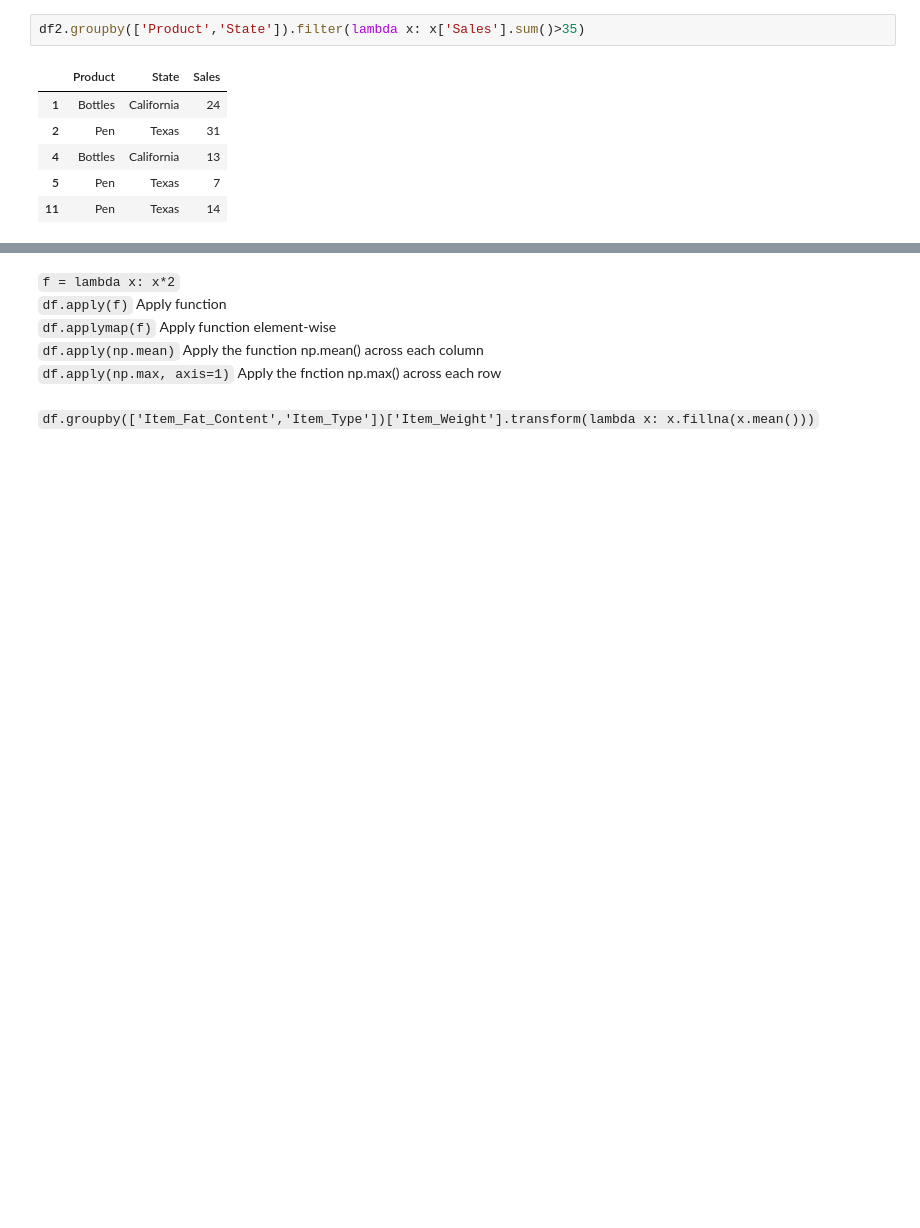
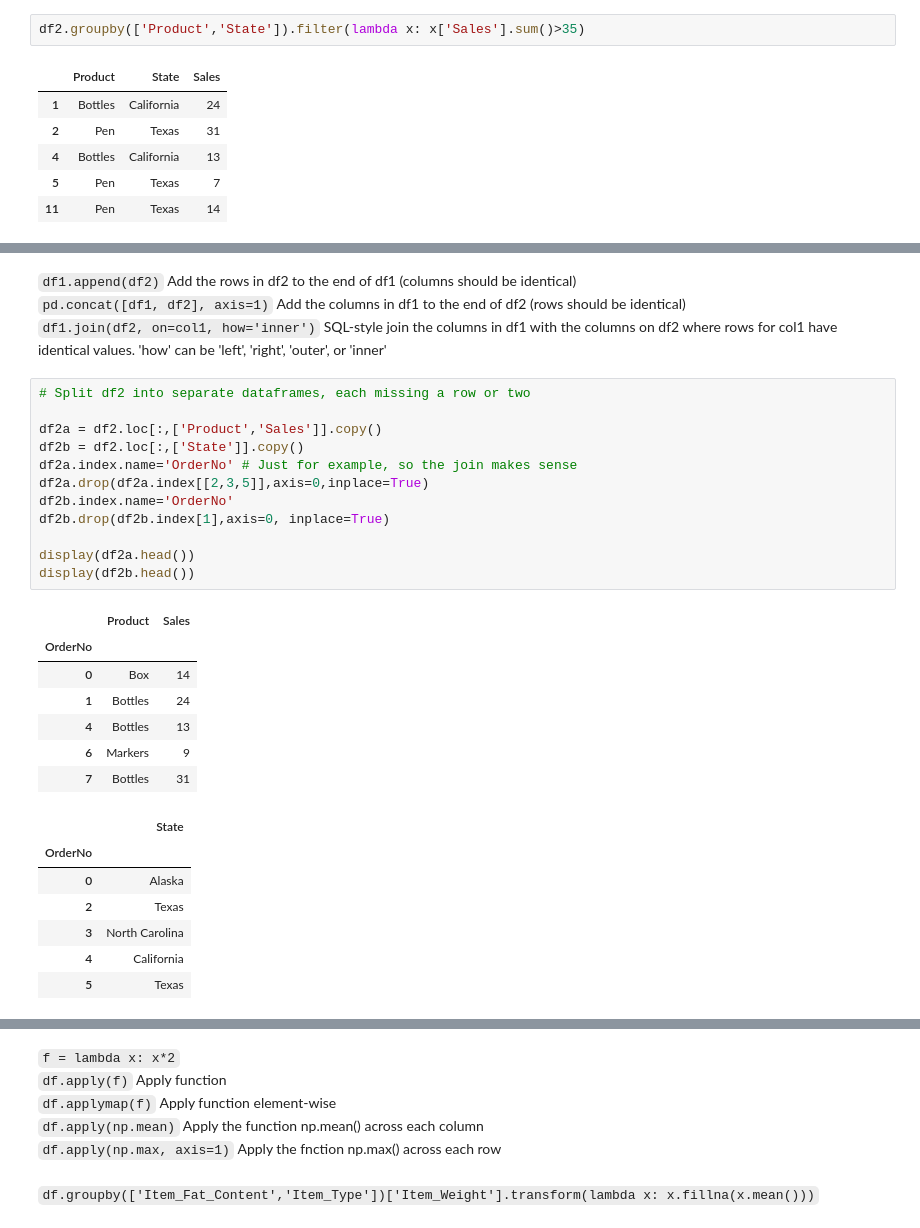
Before and after one commit to measley41/JupyterCheat-Sheets, a Jupyter notebook: Pandas_CheatSheet.ipynb, the cells around one changed output, grey strips where cells are left out. Drawn from its saved outputs; the diff is of its cells as text; blank space fills up the shorter version.

```diff
--- a/Pandas_CheatSheet.ipynb
+++ b/Pandas_CheatSheet.ipynb
@@ -336 +386,32 @@ df2.groupby(['Product','State']).filter(lambda x: x['Sales'].sum()>35)
+# %% [markdown]
+`df1.append(df2)` Add the rows in df2 to the end of df1 (columns should be identical)
+`pd.concat([df1, df2], axis=1)` Add the columns in df1 to the end of df2 (rows should be identical)
+`df1.join(df2, on=col1, how='inner')` SQL-style join the columns in df1 with the columns on df2 where rows for col1 have identical values. 'how' can be 'left', 'right', 'outer', or 'inner'
+# %%
+# Split df2 into separate dataframes, each missing a row or two
+
+df2a = df2.loc[:,['Product','Sales']].copy()
+df2b = df2.loc[:,['State']].copy()
+df2a.index.name='OrderNo' # Just for example, so the join makes sense
+df2a.drop(df2a.index[[2,3,5]],axis=0,inplace=True)
+df2b.index.name='OrderNo'
+df2b.drop(df2b.index[1],axis=0, inplace=True)
+
+display(df2a.head())
+display(df2b.head())
+# %% [output]
+|  | Product | Sales |
+| OrderNo |  |  |
+| 0 | Box | 14 |
+| 1 | Bottles | 24 |
+| 4 | Bottles | 13 |
+| 6 | Markers | 9 |
+| 7 | Bottles | 31 |
+|  | State |
+| OrderNo |  |
+| 0 | Alaska |
+| 2 | Texas |
+| 3 | North Carolina |
+| 4 | California |
+| 5 | Texas |
 # %% [markdown]
```
Also changed, not shown: parts of 27 cells of this notebook, 2 other files.
